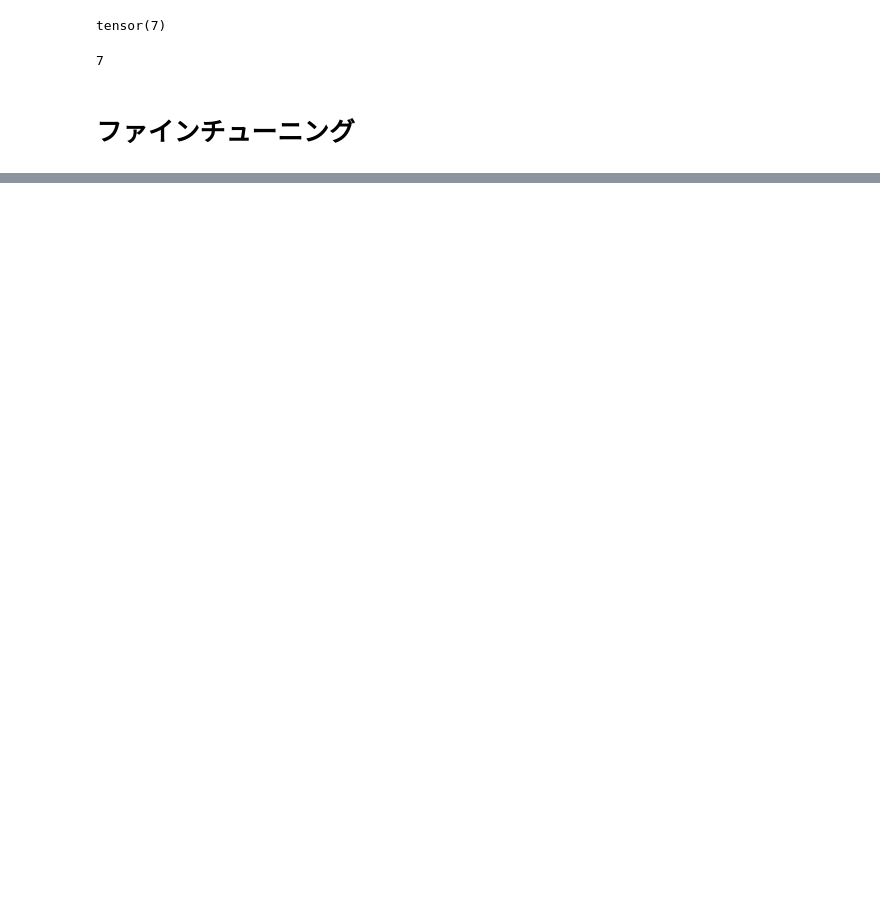
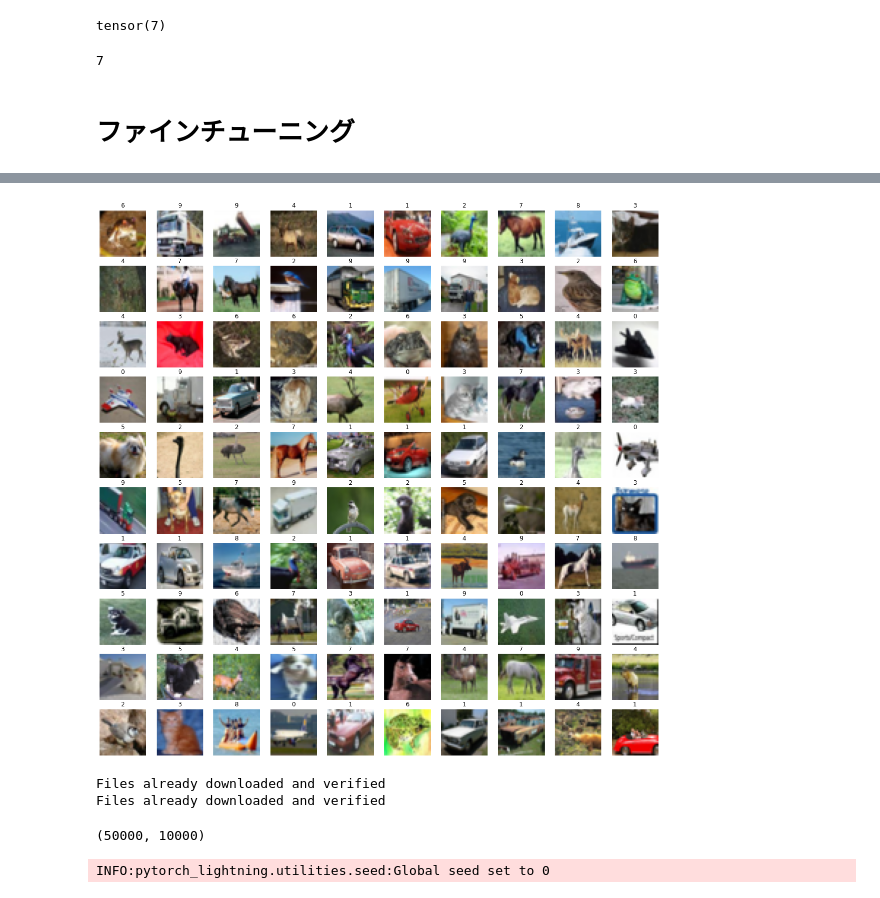
Before and after one commit to rikuProgramer/Kikagaku_DeepLearningHands-onCourse, a Jupyter notebook: 画像処理.ipynb, the cells around one changed output, grey strips where cells are left out. Saved outputs shown, nothing was run; the diff lists cells and outputs as text; code cells hidden in the pictures; blank space fills up the shorter version.

```diff
--- a/画像処理.ipynb
+++ b/画像処理.ipynb
@@ -562,0 +575,10 @@ from pytorch_lightning.loggers import CSVLogger
+# %%
+plt.figure(figsize=(20,20))
+for n in range(100):
+  x, t = train_val[n]
+  plt.subplot(10, 10, n+1)
+  plt.title(train_val[n][1])
+  plt.axis('off')
+  plt.imshow(x.permute(1, 2, 0))
+# %% [output]
+[figure, added]
@@ -562,0 +592,22 @@ from pytorch_lightning.loggers import CSVLogger
+# %%
+train_val = datasets.CIFAR10('./', train=True, download=True, transform=transform)
+test = datasets.CIFAR10('./', train=False, download=True, transform=transform)
+# %% [output]
+Files already downloaded and verified
+Files already downloaded and verified
+# %%
+len(train_val), len(test)
+# %% [output]
+(50000, 10000)
+# %%
+pl.seed_everything(0)
+n_train, n_val = 40000, 10000
+train, val = torch.utils.data.random_split(train_val, [n_train, n_val])
+
+batch_size = 256
+
+train_loader = torch.utils.data.DataLoader(train, batch_size, shuffle=True, drop_last=True)
+val_loader = torch.utils.data.DataLoader(val, batch_size)
+test_loader = torch.utils.data.DataLoader(test, batch_size)
+# %% [output]
+INFO:pytorch_lightning.utilities.seed:Global seed set to 0
```
Also changed, not shown: parts of 33 cells of this notebook.
